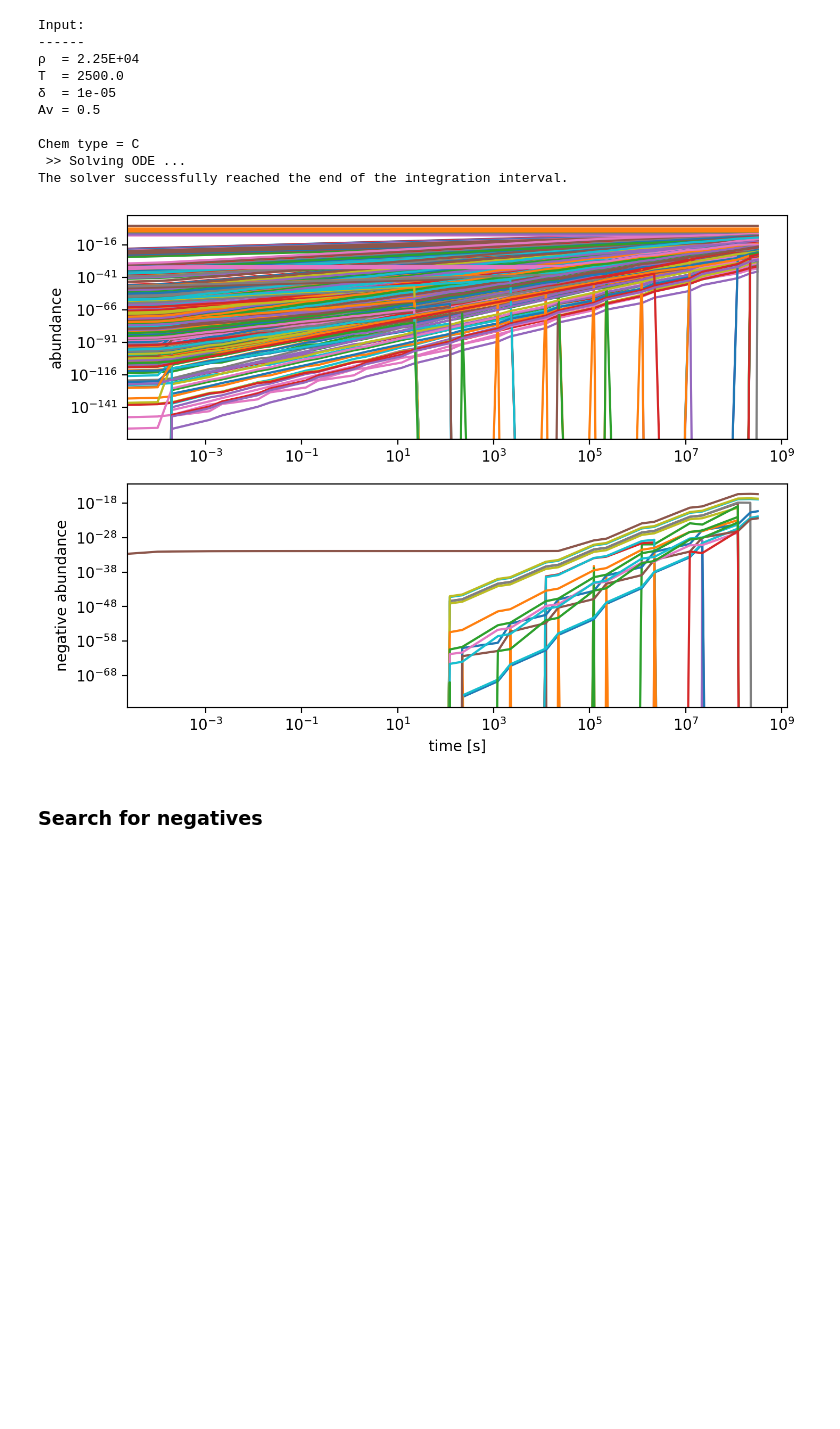
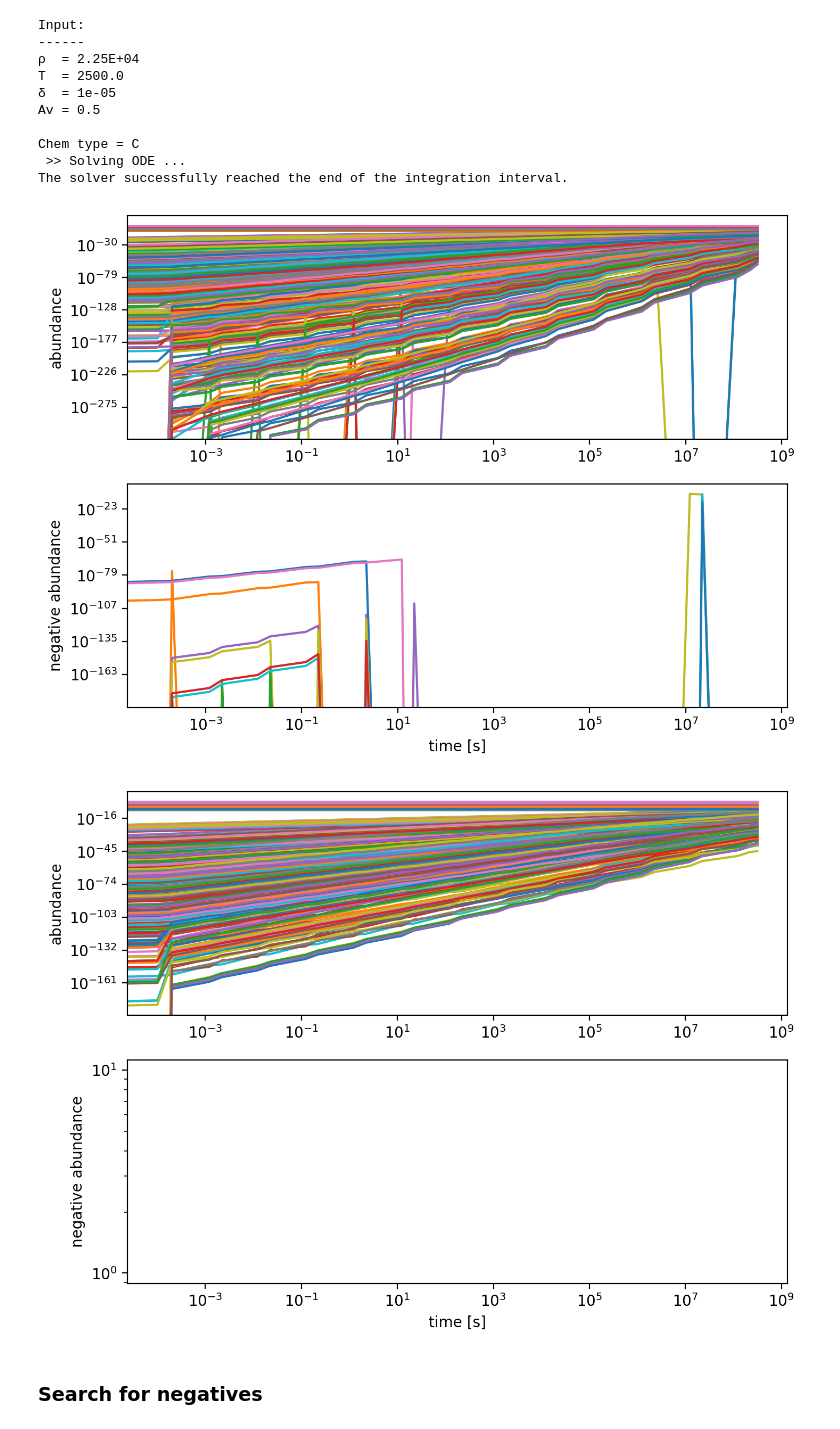
Before and after one commit to silkemaes/ChemPy, a Jupyter notebook: solver.ipynb, the cells around one changed output. Drawn from its saved outputs; the diff is of its cells as text; code cells hidden in the pictures; blank space fills up the shorter version.

```diff
--- a/solver.ipynb
+++ b/solver.ipynb
@@ -11,7 +11,7 @@ rcParams.update({'figure.dpi': 200})
 
 from astropy import units as units
 
-from src.ode.acodes         import ODE
+
 from src.rates          import initialise_abs, calculate_rates, read_specs_file
 from src.input          import getcst, density
 
@@ -19,6 +19,16 @@ from scipy.integrate    import solve_ivp
 from astropy            import constants
 
 rate = 13
+if rate == 13:
+    from src.ode.dcodes     import ODE
+if rate == 16:
+    from src.ode.acodes     import ODE
+
+specs, parnt, consv = read_specs_file('C', rate)
+
+specs_dict = dict()
+for i in range(len(specs)):
+    specs_dict[specs[i]] = i
 # %%
 ## input values physics
 def setinput(Mdot, vexp, r, T, δ, Av, chemtype):
@@ -203,10 +208,13 @@ Chem type = C
  >> Solving ODE ...
 The solver successfully reached the end of the integration interval.
 # %%
-plot(ts1, ys1)
+# plot(ts1,ys1)
 # plot(ts2,ys2)
+plot(ts3,ys3)
+plot(ts4,ys4)
 # %% [output]
-[figure, old version]
+[figure, new version]
+[figure, added]
 # %% [markdown]
 ### Search for negatives
 # %%
```
Also changed, not shown: parts of 3 cells of this notebook.
